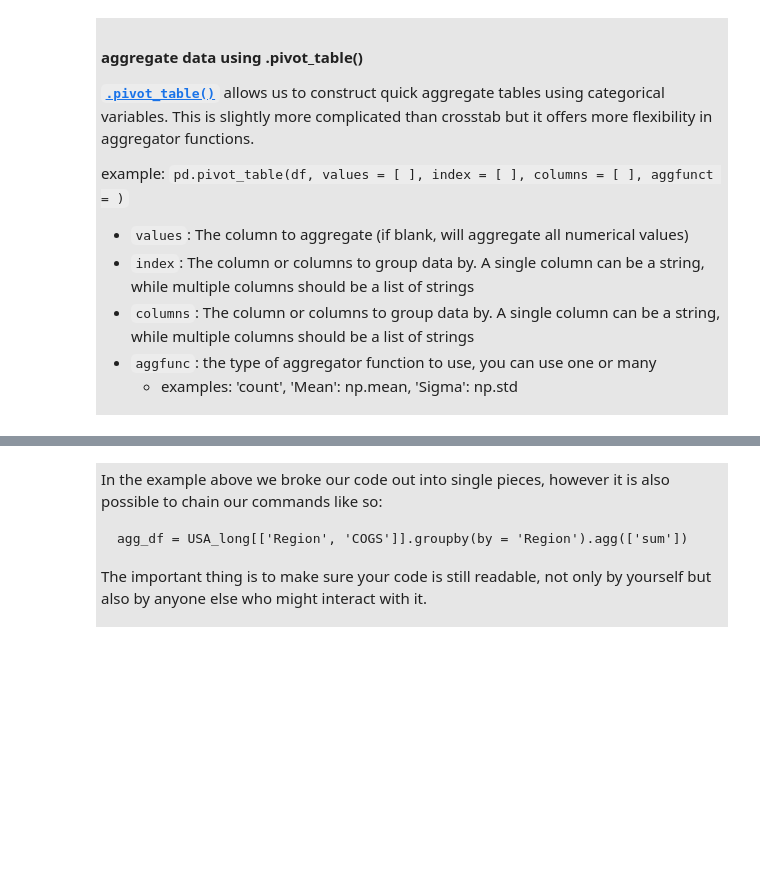
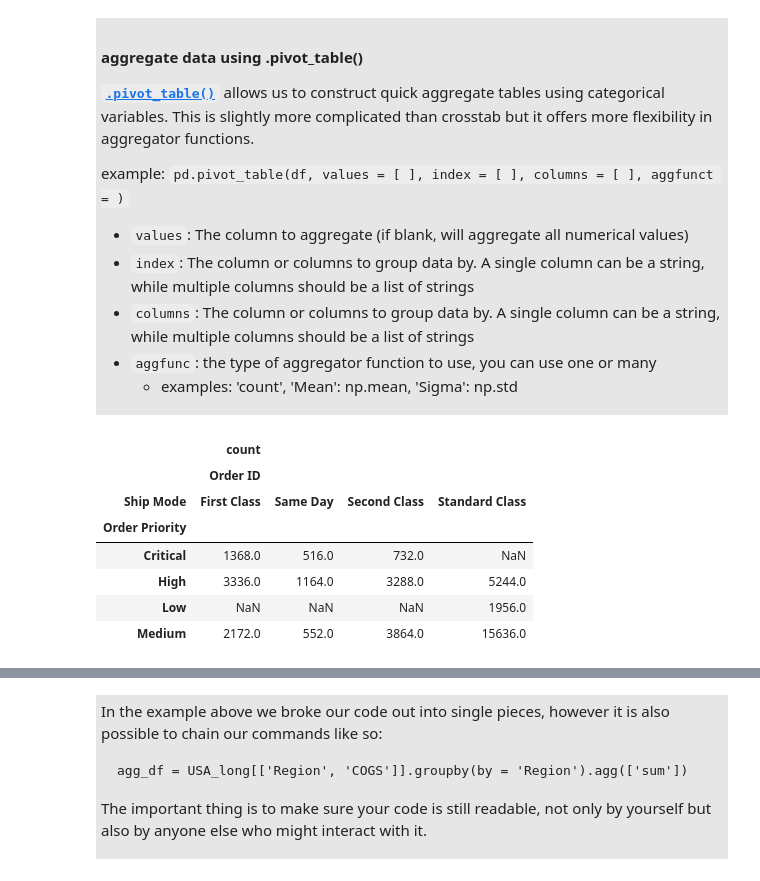
Before and after one commit to AllenInstitute/swdb_2022_python_bootcamp, a Jupyter notebook: PythonBootcamp/06_Introduction_to_Pandas.ipynb, the cells around one changed output, grey strips where cells are left out. Saved outputs shown, nothing was run; the diff lists cells and outputs as text; code cells hidden in the pictures; blank space fills up the shorter version.

```diff
--- a/PythonBootcamp/06_Introduction_to_Pandas.ipynb
+++ b/PythonBootcamp/06_Introduction_to_Pandas.ipynb
@@ -1226,13 +1208,18 @@ It can be especially effective if you have several columns related columns conta
 # the values(value_name) represent sales
 
 # try to keep your formatting legible by doing like so:
+columns_to_keep = ['Row ID', 'Order ID', 'Segment', 'Category', 'Sub-Category', 'Product Name',
+                   'Product ID', 'Country', 'Market', 'Region', 'City', 'State',
+                   'Quantity', 'Discount', 'Profit', 'Customer ID', 'Customer Name',
+                    'Order Priority', 'Postal Code', 'Ship Mode', 'Shipping Cost']
+
+
+columns_to_transform = ['10/1/2014', '7/1/2014', '11/1/2014', '9/1/2014', '1/1/2014',
+                        '12/1/2014', '8/1/2014', '5/1/2014', '3/1/2014', '4/1/2014',
+                        '2/1/2014', '6/1/2014']
+
 USA_long = pd.melt(USA_df,
-                   id_vars=['Row ID','Order ID', 'Segment', 'Category', 'Sub-Category', 'Product Name',
-                            'Product ID', 'Country', 'Market', 'Region', 'City', 'State',
-                            'Quantity', 'Discount', 'Profit', 'Customer ID', 'Customer Name',
-                            'Order Priority', 'Postal Code', 'Ship Mode', 'Shipping Cost'
-                              ],
-                   value_vars=['10/1/2014', '7/1/2014', '11/1/2014', '9/1/2014','1/1/2014', '12/1/2014',
-                               '8/1/2014', '5/1/2014', '3/1/2014', '4/1/2014','2/1/2014', '6/1/2014'],
-                   var_name='Order Date',
-                   value_name='Sales')
+                   id_vars = columns_to_keep,
+                   value_vars = columns_to_transform,
+                   var_name = "Order Date",
+                   value_name = "Sales")
@@ -1426,17 +1393,26 @@ example:
 # %%
 # To see how this works lets make something similar to our crosstab with counts!
 
 # Lets use Order ID as our values because it's unique
 # set our index to "Order Priority"
 # use "Ship Mode" as our columns
 # and lets count as our aggregate function to count how many
 # Order IDs there are for each order priorty and shipping mode
 
 pd.pivot_table(USA_long,
                values  = ['Order ID'],
                index   = ['Order Priority'],
                columns = ['Ship Mode'],
-               aggfunc = ['count',])
+               aggfunc = ['count'])
+# %% [output]
+|  | count |  |  |  |
+|  | Order ID |  |  |  |
+| Ship Mode | First Class | Same Day | Second Class | Standard Class |
+| Order Priority |  |  |  |  |
+| Critical | 1368.0 | 516.0 | 732.0 | NaN |
+| High | 3336.0 | 1164.0 | 3288.0 | 5244.0 |
+| Low | NaN | NaN | NaN | 1956.0 |
+| Medium | 2172.0 | 552.0 | 3864.0 | 15636.0 |
 # %%
 # Lets do the same thing but with columns that contain values rather than categories.
 # Lets use Sales as our values, and Order Priority and Segment as our index and columns
```
Also changed, not shown: parts of 31 cells of this notebook, 2 other files.
